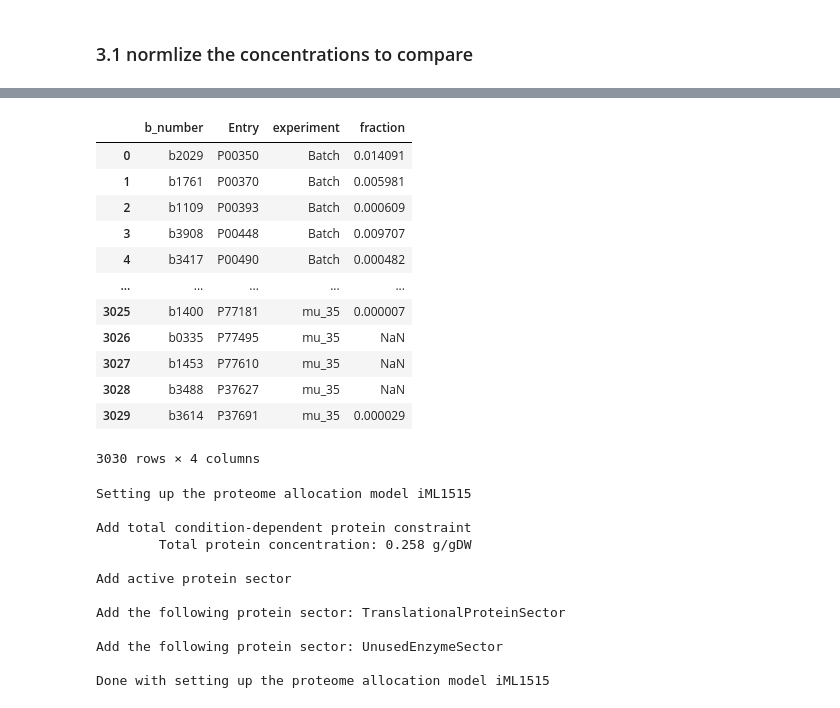
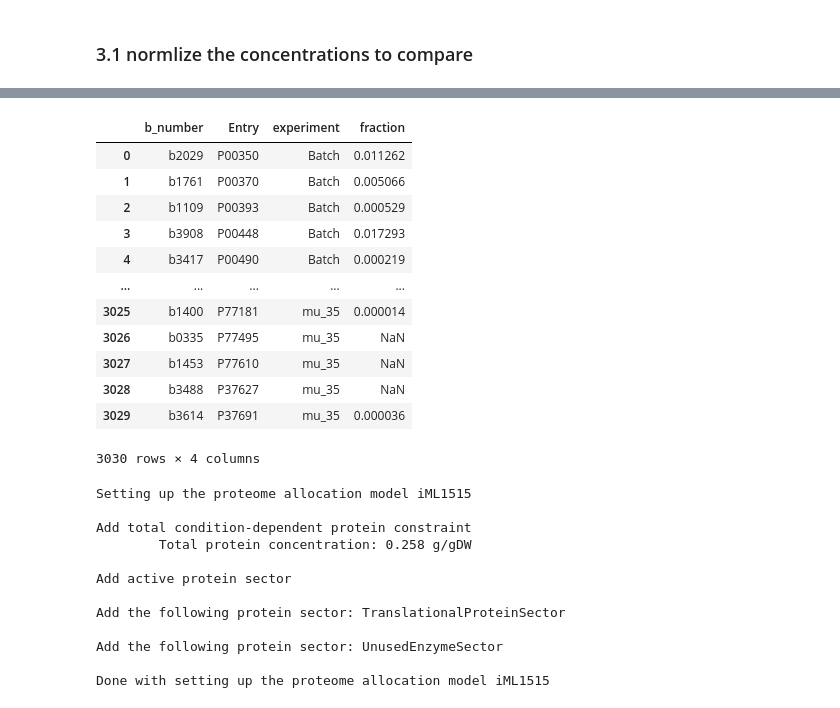
Before and after one commit to iAMB-RWTH-Aachen/PAMparametrizer, a Jupyter notebook: Scripts/i3_analysis/pam_parametrizer_validate_proteomics.ipynb, the cells around one changed output, grey strips where cells are left out. Cells and saved outputs as stored; diff of their text form; code cells hidden in the pictures.

```diff
--- a/Scripts/i3_analysis/pam_parametrizer_validate_proteomics.ipynb
+++ b/Scripts/i3_analysis/pam_parametrizer_validate_proteomics.ipynb
@@ -145,7 +145,7 @@ uniprot_in_model = uniprot_info_df.loc[[prot in proteomics_results['Alternative
 
 #get the gene id from the gene names
 uniprot_in_model['b_number'] = uniprot_in_model['Gene Names'].str.extract(locustag_regex)
-uniprot_df = uniprot_in_model[['b_number', 'Entry']]
+uniprot_df = uniprot_in_model[['b_number', 'Entry', 'Mass']]
 uniprot_df
 # %% [output]
 A value is trying to be set on a copy of a slice from a DataFrame.
@@ -191,26 +207,32 @@ proteome_glc_mapped
 # %%
 proteome_glc_normalized = proteome_glc_mapped.copy()
+proteome_glc_mmol = proteome_glc_mapped.copy()
+gcdw_per_liter = 1
+
 #proteomics data
-for col in proteome_glc.columns:
-    proteome_glc_normalized[col] = proteome_glc_mapped[col].div(proteome_glc_mapped[col].sum())
+for exp, col in zip(['Glucose', 'Chemostat µ=0.5', 'Chemostat µ=0.35'], proteome_glc.columns):
+    fl_per_cell = proteome_df_metadata.Cell_volume.loc[exp] #TODO
+    #units are in fg/cell, fg *[mol/g](1/molmass) -> fmol, cell * fl/cell * gcdw/l -> fgcdw
+    proteome_glc_mmol[col] = proteome_glc_mapped[col]/proteome_glc_mapped['Mass']*1e-3/(fl_per_cell*gcdw_per_liter)
+    proteome_glc_normalized[col] = proteome_glc_mmol[col].div(proteome_glc_mmol[col].sum())
 #convert to long_format
 proteome_glc_long = pd.melt(proteome_glc_normalized, value_vars = ['Batch', 'mu_5', 'mu_35'],
                             id_vars = ['b_number', 'Entry'],
                            var_name = 'experiment', value_name = 'fraction')
 proteome_glc_long
 # %% [output]
 |  | b_number | Entry | experiment | fraction |
-| 0 | b2029 | P00350 | Batch | 0.014091 |
-| 1 | b1761 | P00370 | Batch | 0.005981 |
-| 2 | b1109 | P00393 | Batch | 0.000609 |
-| 3 | b3908 | P00448 | Batch | 0.009707 |
-| 4 | b3417 | P00490 | Batch | 0.000482 |
+| 0 | b2029 | P00350 | Batch | 0.011262 |
+| 1 | b1761 | P00370 | Batch | 0.005066 |
+| 2 | b1109 | P00393 | Batch | 0.000529 |
+| 3 | b3908 | P00448 | Batch | 0.017293 |
+| 4 | b3417 | P00490 | Batch | 0.000219 |
 | ... | ... | ... | ... | ... |
-| 3025 | b1400 | P77181 | mu_35 | 0.000007 |
+| 3025 | b1400 | P77181 | mu_35 | 0.000014 |
 | 3026 | b0335 | P77495 | mu_35 | NaN |
 | 3027 | b1453 | P77610 | mu_35 | NaN |
 | 3028 | b3488 | P37627 | mu_35 | NaN |
-| 3029 | b3614 | P37691 | mu_35 | 0.000029 |
+| 3029 | b3614 | P37691 | mu_35 | 0.000036 |
 3030 rows × 4 columns
 # %%
 # simulations
```
Also changed, not shown: parts of 8 cells of this notebook, 3 other files.
